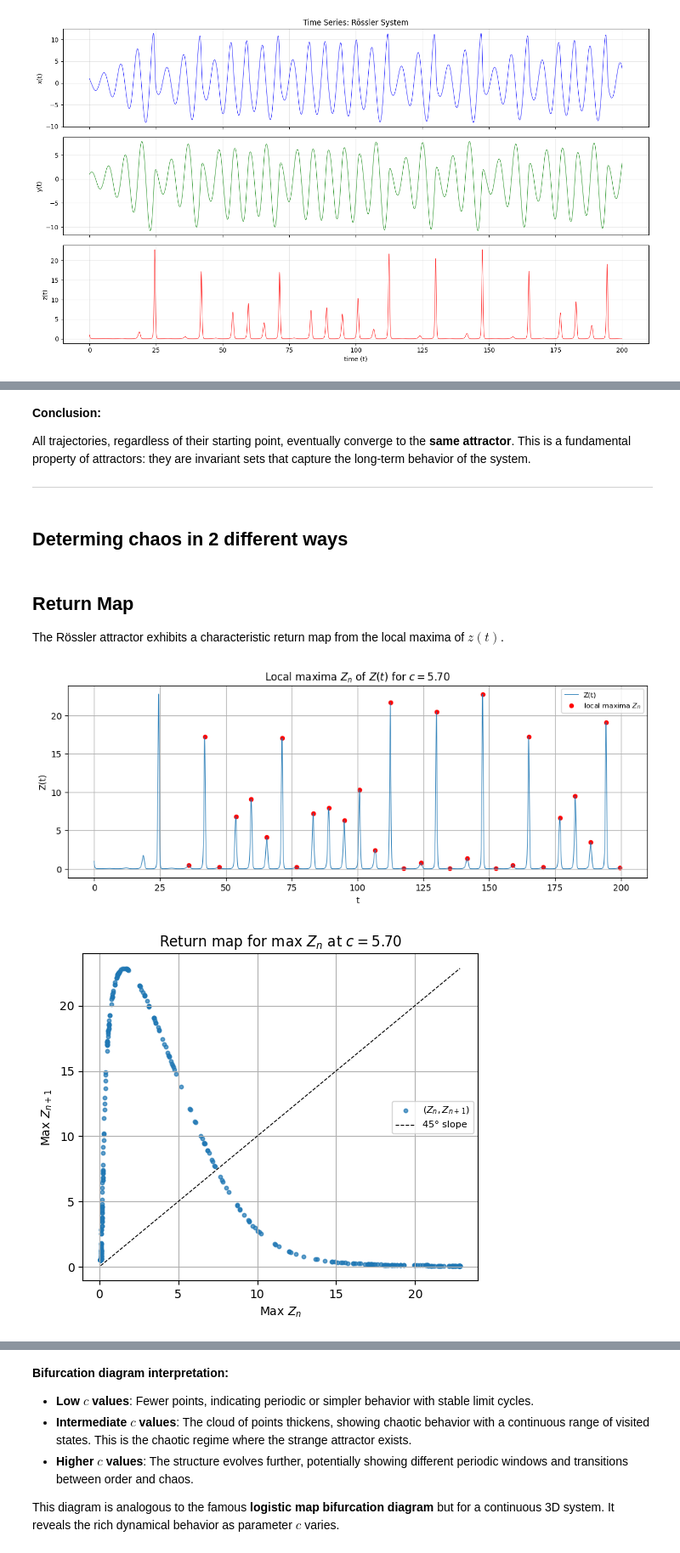
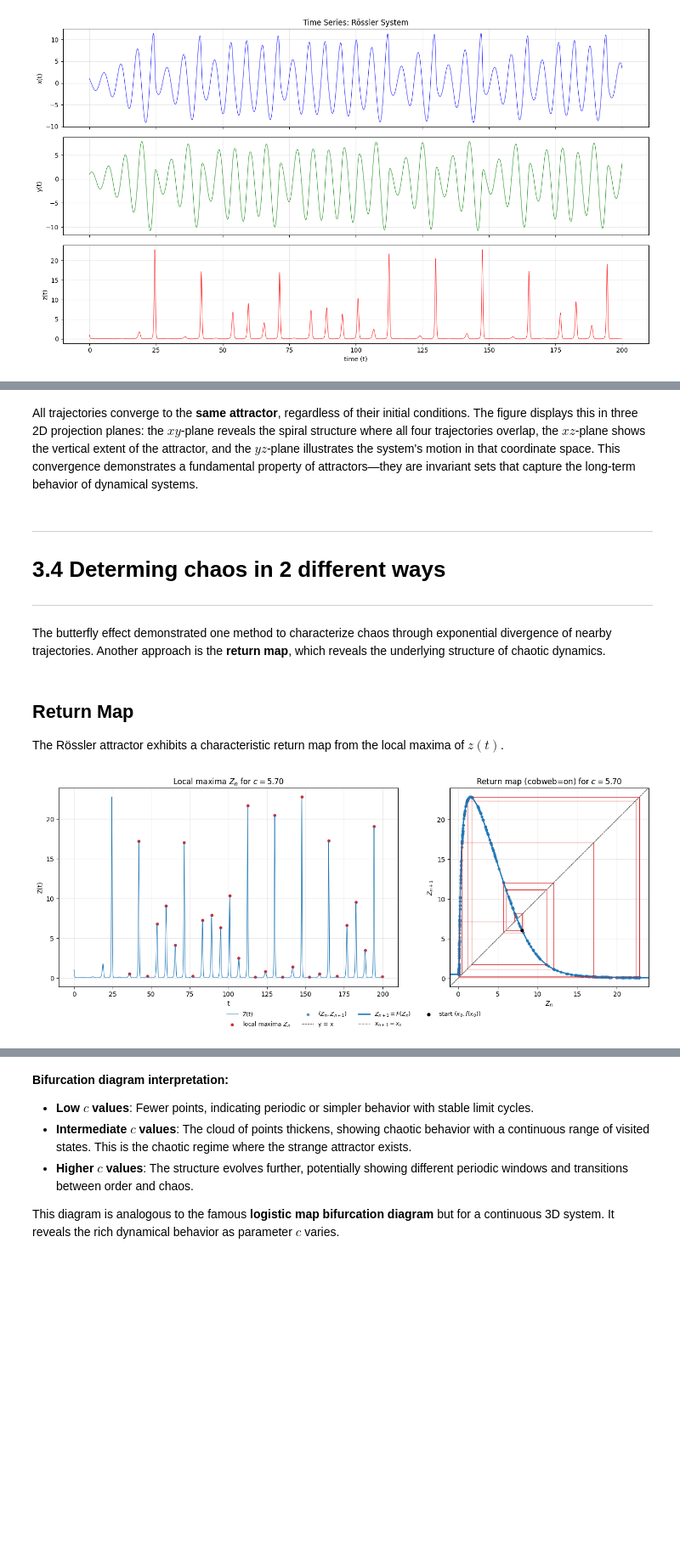
Before and after one commit to trcools/2e-bachelor-Fysica, a Jupyter notebook: Biophysics/Examen/Exam-part-3/finals-part-3.ipynb, the cells around one changed output, grey strips where cells are left out. Shown at 85% size. Saved outputs shown, nothing was run; the diff lists cells and outputs as text; code cells hidden in the pictures; blank space fills up the shorter version.

```diff
--- a/Biophysics/Examen/Exam-part-3/finals-part-3.ipynb
+++ b/Biophysics/Examen/Exam-part-3/finals-part-3.ipynb
@@ -42,3 +50,3 @@ These parameters are also used on the [wikipedia](https://en.wikipedia.org/wiki/
 # %%
-# --- parameters (printed via helper) ---
-a, b, c, t_min, t_max, dt, initial_condition, initial_conditions = rossler.nb_print_parameters()
+# --- parameters ---
+a, b, c, t_min, t_max, dt, initial_condition, initial_conditions = rossler.get_parameters()
@@ -116,20 +171,18 @@ rossler.nb_compare_initial_conditions(a=a, b=b, c=c,
 # %% [markdown]
-**Conclusion:**
-
-All trajectories, regardless of their starting point, eventually converge to the **same attractor**. This is a fundamental property of attractors: they are invariant sets that capture the long-term behavior of the system.
-
----
+All trajectories converge to the **same attractor**, regardless of their initial conditions. The figure displays this in three 2D projection planes: the $xy$-plane reveals the spiral structure where all four trajectories overlap, the $xz$-plane shows the vertical extent of the attractor, and the $yz$-plane illustrates the system's motion in that coordinate space. This convergence demonstrates a fundamental property of attractors—they are invariant sets that capture the long-term behavior of dynamical systems.
 # %% [markdown]
-## Determing chaos in 2 different ways
+---
+# 3.4 Determing chaos in 2 different ways
+---
+# %% [markdown]
+The butterfly effect demonstrated one method to characterize chaos through exponential divergence of nearby trajectories. Another approach is the **return map**, which reveals the underlying structure of chaotic dynamics.
 # %% [markdown]
 ## Return Map
 
 The Rössler attractor exhibits a characteristic return map from the local maxima of $z(t)$.
 # %%
-# Return map + cobweb in one go
-rossler.nb_return_map_and_cobweb(a=a, b=b, c=5.7, initial_condition=initial_condition,
+rossler_fig.nb_return_map_and_cobweb(a=a, b=b, c=5.7, initial_condition=initial_condition,
                                  t_min=t_min, t_max=2000, dt=dt,
                                  skip_first_maxima=5, cobweb_skip_first=50, n_iter=15)
 # %% [output]
-[figure, old version]
+[figure, new version]
-[figure, removed]
```
Also changed, not shown: parts of 54 cells of this notebook, 2 other files.
